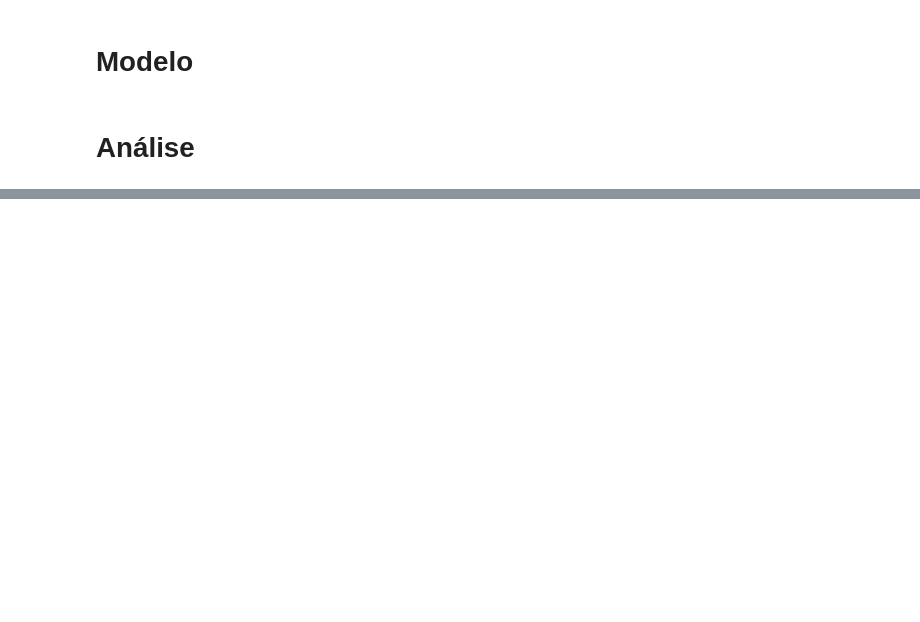
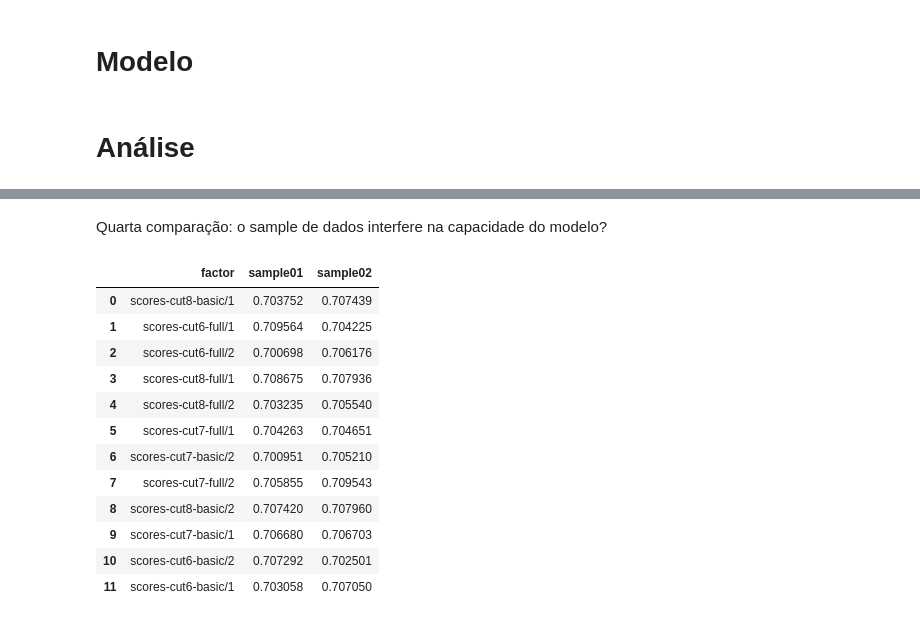
Before and after one commit to BrunoSantosPK/annproject, a Jupyter notebook: notebooks/experiments.ipynb, the cells around one changed output, grey strips where cells are left out. Cells and saved outputs as stored; diff of their text form; code cells hidden in the pictures; blank space fills up the shorter version.

```diff
--- a/notebooks/experiments.ipynb
+++ b/notebooks/experiments.ipynb
@@ -651,0 +850,57 @@ def execute_experiments():
+# %% [markdown]
+Quarta comparação: o sample de dados interfere na capacidade do modelo?
+# %%
+# Descreve fatores de análise
+factors: Set[str] = set()
+for dataset_type in df["dataset_type"].unique():
+    for arch in df["arch"].unique():
+        factors.add(f"{dataset_type}/{arch}")
+
+# Calcula as médias para cada fator
+metrics = []
+for factor in factors:
+    dt, arch = factor.split("/")
+    sampe01, sample02 = 0.1, 0.2
+
+    metric = {
+        "factor": factor,
+        "sample01": [],
+        "sample02": []
+    }
+
+    subset = df.loc[
+        (df["dataset_type"] == dt)
+        & (df["arch"] == int(arch))
+    ]
+
+    for _, row in subset.iterrows():
+        with open(f"{RESULTS_DIR}/{row["predict_file"]}") as file:
+            result = json.load(file)
+
+        if row["sample"] == sampe01:
+            metric["sample01"].append(result["metrics"]["f1-score"])
+
+        if row["sample"] == sample02:
+            metric["sample02"].append(result["metrics"]["f1-score"])
+
+    metric["sample01"] = np.mean(metric["sample01"])
+    metric["sample02"] = np.mean(metric["sample02"])
+
+    metrics.append(metric)
+
+metrics = pd.DataFrame(metrics)
+metrics
+# %% [output]
+|  | factor | sample01 | sample02 |
+| 0 | scores-cut8-basic/1 | 0.703752 | 0.707439 |
+| 1 | scores-cut6-full/1 | 0.709564 | 0.704225 |
+| 2 | scores-cut6-full/2 | 0.700698 | 0.706176 |
+| 3 | scores-cut8-full/1 | 0.708675 | 0.707936 |
+| 4 | scores-cut8-full/2 | 0.703235 | 0.705540 |
+| 5 | scores-cut7-full/1 | 0.704263 | 0.704651 |
+| 6 | scores-cut7-basic/2 | 0.700951 | 0.705210 |
+| 7 | scores-cut7-full/2 | 0.705855 | 0.709543 |
+| 8 | scores-cut8-basic/2 | 0.707420 | 0.707960 |
+| 9 | scores-cut7-basic/1 | 0.706680 | 0.706703 |
+| 10 | scores-cut6-basic/2 | 0.707292 | 0.702501 |
+| 11 | scores-cut6-basic/1 | 0.703058 | 0.707050 |
```
Also changed, not shown: parts of 7 cells of this notebook, 1 other file.
